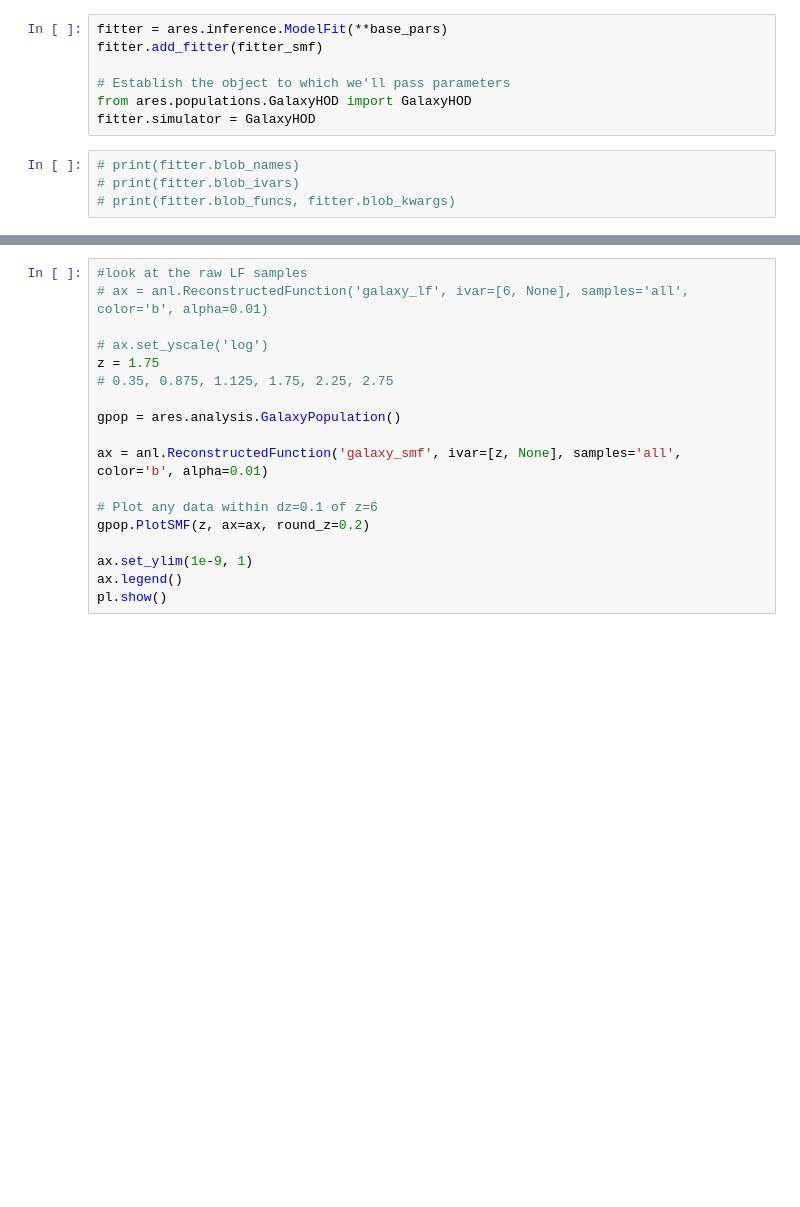
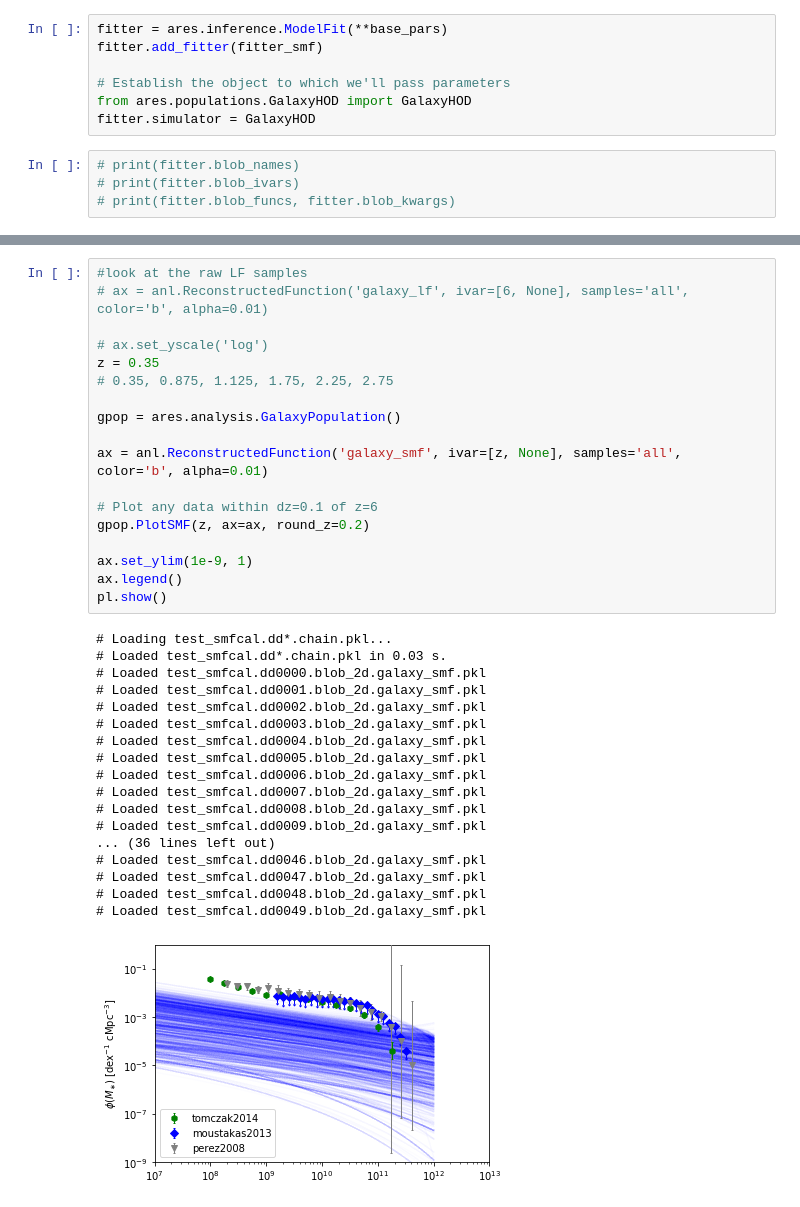
Before and after one commit to eklem1/GalaxySim, a Jupyter notebook: SMF_fit.ipynb, the cells around one changed output, grey strips where cells are left out. Cells and saved outputs as stored; diff of their text form; blank space fills up the shorter version.

```diff
--- a/SMF_fit.ipynb
+++ b/SMF_fit.ipynb
@@ -195,18 +197,37 @@ anl = ares.analysis.ModelSet('test_smfcal')
 # %%
 #look at the raw LF samples
 # ax = anl.ReconstructedFunction('galaxy_lf', ivar=[6, None], samples='all', color='b', alpha=0.01)
 
 # ax.set_yscale('log')
-z = 1.75
+z = 0.35
 # 0.35, 0.875, 1.125, 1.75, 2.25, 2.75
 
 gpop = ares.analysis.GalaxyPopulation()
 
 ax = anl.ReconstructedFunction('galaxy_smf', ivar=[z, None], samples='all', color='b', alpha=0.01)
 
 # Plot any data within dz=0.1 of z=6
 gpop.PlotSMF(z, ax=ax, round_z=0.2)
 
 ax.set_ylim(1e-9, 1)
 ax.legend()
 pl.show()
+# %% [output]
+# Loading test_smfcal.dd*.chain.pkl...
+# Loaded test_smfcal.dd*.chain.pkl in 0.03 s.
+# Loaded test_smfcal.dd0000.blob_2d.galaxy_smf.pkl
+# Loaded test_smfcal.dd0001.blob_2d.galaxy_smf.pkl
+# Loaded test_smfcal.dd0002.blob_2d.galaxy_smf.pkl
+# Loaded test_smfcal.dd0003.blob_2d.galaxy_smf.pkl
+# Loaded test_smfcal.dd0004.blob_2d.galaxy_smf.pkl
+# Loaded test_smfcal.dd0005.blob_2d.galaxy_smf.pkl
+# Loaded test_smfcal.dd0006.blob_2d.galaxy_smf.pkl
+# Loaded test_smfcal.dd0007.blob_2d.galaxy_smf.pkl
+# Loaded test_smfcal.dd0008.blob_2d.galaxy_smf.pkl
+# Loaded test_smfcal.dd0009.blob_2d.galaxy_smf.pkl
+... (36 lines left out)
+# Loaded test_smfcal.dd0046.blob_2d.galaxy_smf.pkl
+# Loaded test_smfcal.dd0047.blob_2d.galaxy_smf.pkl
+# Loaded test_smfcal.dd0048.blob_2d.galaxy_smf.pkl
+# Loaded test_smfcal.dd0049.blob_2d.galaxy_smf.pkl
+[figure, added]
```
Also changed, not shown: parts of 9 cells of this notebook, 1 other file.
